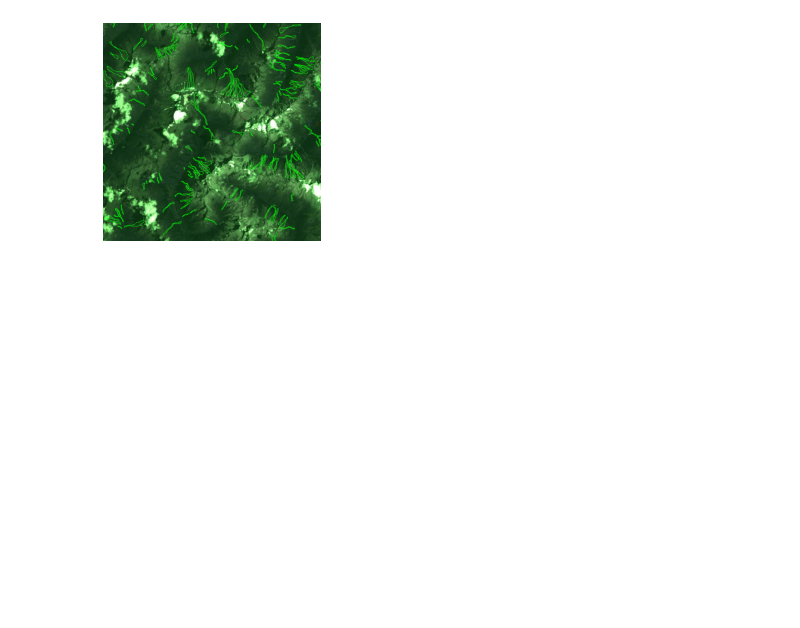
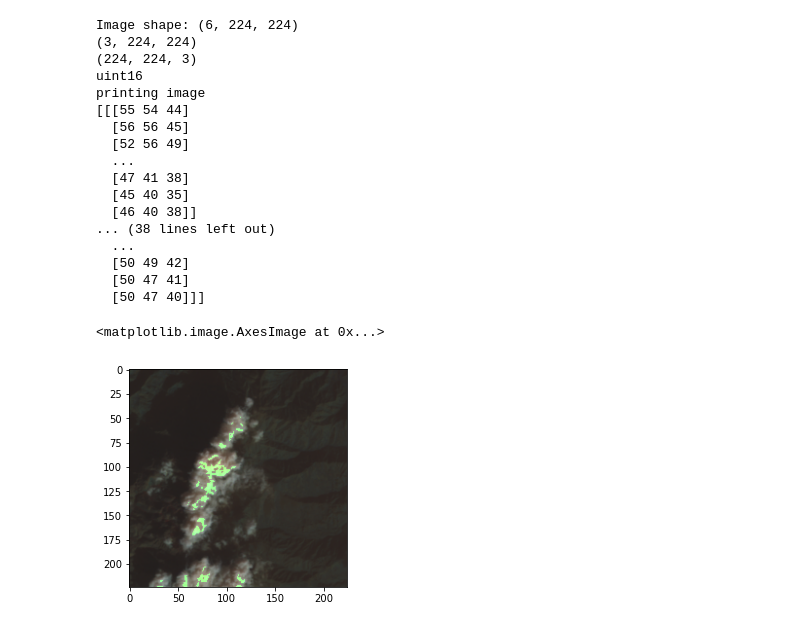
Before and after one commit to VihaanAkshaay/LandsatQuakeCodes, a Jupyter notebook: DataManipulation/server_data_processing/data_visualisation_notebook.ipynb, the cells around one changed output. Drawn from its saved outputs; the diff is of its cells as text; code cells hidden in the pictures; blank space fills up the shorter version.

```diff
--- a/DataManipulation/server_data_processing/data_visualisation_notebook.ipynb
+++ b/DataManipulation/server_data_processing/data_visualisation_notebook.ipynb
@@ -25,8 +17,65 @@ data_utils.display_image_jupyter_notebook(image_path)
-# %%
-# Get the list of labels
-label_path = 'All_Datasets/filtered_ls_data/labels/LT05_L1TP_130038_19860807_20170221_01_T1_patch_1920_5120.txt'
-
-# read the label file
-labels = data_utils.print_yolo_labels_on_image_jupyter_notebook(image_path, label_path)
-# %% [output]
-[figure, removed]
+# %%
+# Checking the full numpy dataset and visualising the images
+
+# Path to the dataset:
+desired_output_folder = '/Users/vihaan/Workspace/!Datasets/Processed_Data_new'
+
+image_patch_outputs_folder = desired_output_folder + '/image_patches'
+labels_yolo_path = desired_output_folder + '/labels'
+
+# Getting the list of images and labels
+image_files = os.listdir(image_patch_outputs_folder)
+
+# Displaying the first 10 images
+i = random.randint(0, len(image_files))
+
+image_path = os.path.join(image_patch_outputs_folder, image_files[i])
+label_path = os.path.join(labels_yolo_path, image_files[i].replace('.npy', '.txt'))
+
+# Read all bands of the image
+image_all_bands = np.load(image_path)
+
+print('Image shape:', image_all_bands.shape)
+
+image_3bands = image_all_bands[:3]
+print(image_3bands.shape)
+
+# Make [3,224,224] image into [224,224,3]
+image = np.moveaxis(image_3bands, 0, -1)
+print(image.shape)
+
+print(image.dtype)
+
+
+# Convert data range to [0, 255] for JPG images.
+if image.dtype == np.uint16:
+    scale_factor = 65535 // 255
+    image = (image / scale_factor).astype(np.uint8)
+elif image.max() <= 1:  # float images in [0, 1] range
+    image = (image * 255).astype(np.uint8)
+
+print('printing image')
+print(image)
+
+# Display the image
+plt.imshow(image)
+# %% [output]
+Image shape: (6, 224, 224)
+(3, 224, 224)
+(224, 224, 3)
+uint16
+printing image
+[[[55 54 44]
+  [56 56 45]
+  [52 56 49]
+  ...
+  [47 41 38]
+  [45 40 35]
+  [46 40 38]]
+... (38 lines left out)
+  ...
+  [50 49 42]
+  [50 47 41]
+  [50 47 40]]]
+<matplotlib.image.AxesImage at 0x...>
+[figure, added]
```
Also changed, not shown: parts of 5 cells of this notebook, 6 other files.
